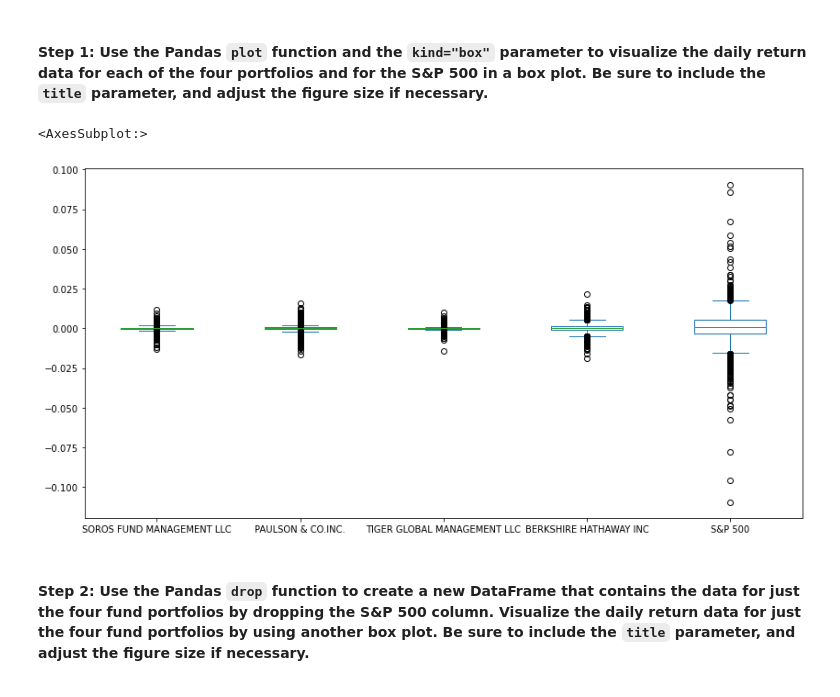
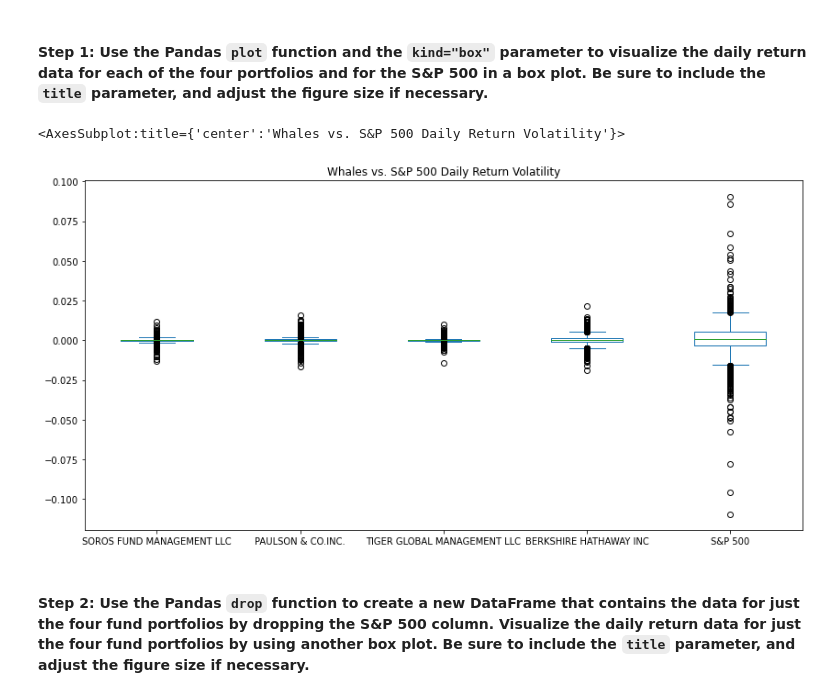
Before and after one commit to madut97/challenge4, a Jupyter notebook: risk_return_analysis.ipynb, the cells around one changed output. Drawn from its saved outputs; the diff is of its cells as text; code cells hidden in the pictures.

```diff
--- a/risk_return_analysis.ipynb
+++ b/risk_return_analysis.ipynb
@@ -134,9 +134,8 @@ whale_navs_df.head()
 # Review the first five rows of the daily returns DataFrame.
 
 
-whale_navs_daily_returns = whale_navs_df.pct_change()
+whale_navs_daily_returns = whale_navs_df.pct_change().dropna()
 
-whale_navs_daily_returns = whale_navs_df_daily_returns.dropna()
 whale_navs_daily_returns.head()
 # %% [output]
 |  | SOROS FUND MANAGEMENT LLC | PAULSON & CO.INC. | TIGER GLOBAL MANAGEMENT LLC | BERKSHIRE HATHAWAY INC | S&P 500 |
@@ -207,10 +206,10 @@ Analyze the volatility of each of the four fund portfolios and of the S&P 500 In
 # %%
 # Use the daily return data to create box plots to visualize the volatility of the 4 funds and the S&P 500
 # Include a title parameter and adjust the figure size
-whale_navs_daily_returns.plot.box(figsize=(14,7))
+whale_navs_daily_returns.plot(kind="box", figsize=(14,7), title="Whales vs. S&P 500 Daily Return Volatility")
 # %% [output]
-<AxesSubplot:>
+<AxesSubplot:title={'center':'Whales vs. S&P 500 Daily Return Volatility'}>
-[figure, old version]
+[figure, new version]
 # %% [markdown]
 #### Step 2: Use the Pandas `drop` function to create a new DataFrame that contains the data for just the four fund portfolios by dropping the S&P 500 column. Visualize the daily return data for just the four fund portfolios by using another box plot. Be sure to include the `title` parameter, and adjust the figure size if necessary.
 # %%
```
Also changed, not shown: parts of 10 cells of this notebook, 1 other file.
